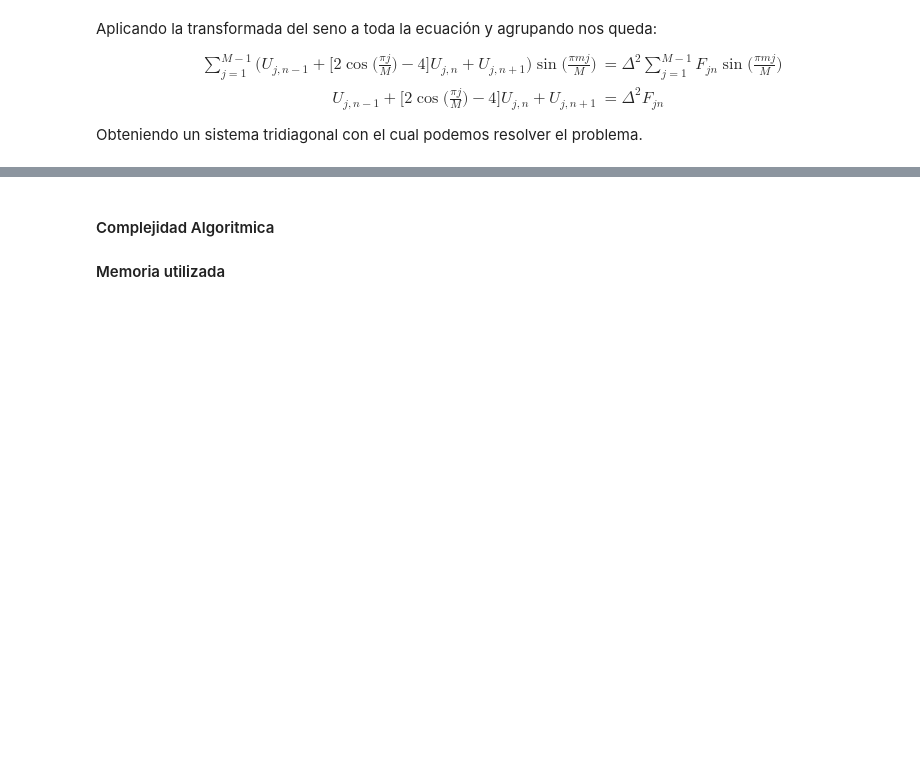
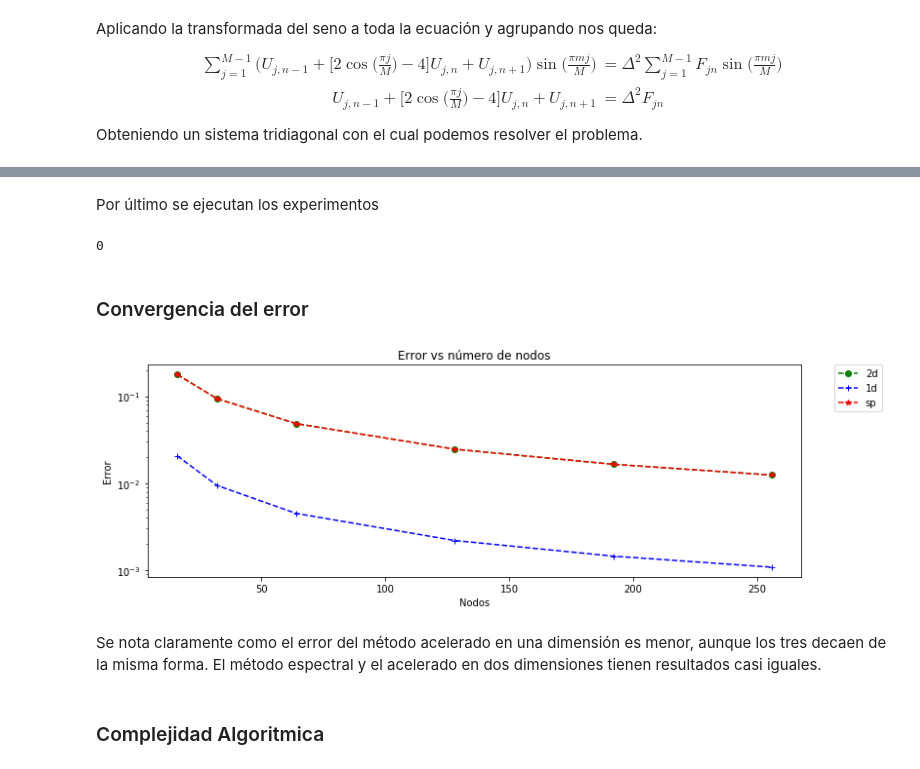
Before and after one commit to hvarg/IPM407, a Jupyter notebook: Proyecto 02.ipynb, the cells around one changed output, grey strips where cells are left out. Cells and saved outputs as stored; diff of their text form; code cells hidden in the pictures; blank space fills up the shorter version.

```diff
--- a/Proyecto 02.ipynb
+++ b/Proyecto 02.ipynb
@@ -293,9 +257,0 @@ Se ejecutan los experimentos para las cantidades de nodos por dimensión requeri
-# %%
-# Inicializando la memoria
-# sp: spectral method, 2d: FDM FFT 2D, 1d: FDM FFT 1D
-methods = {"sp": spectral, "2d": fast2d, "1d": fast1d }
-data = {}
-for key in methods:
-    data[key] = {}
-    for n in N:
-        data[key][n] = {"result": None, "time": -1, "mem": -1, "err": -1 }
@@ -309,0 +262,3 @@ ImportError: No module named 'memory_profiler'
+# %%
+methods = {"sp": spectral, "2d": fast2d, "1d": fast1d }
+colors  = {"sp": "r*--",    "2d": "go--",  "1d": "b+--"}
@@ -312,6 +282,47 @@ ImportError: No module named 'memory_profiler'
 Para evaluar la convergencia del error se define la siguiente función para calcularlo.
 # %%
 L2error = lambda w,u: np.sqrt(np.sum((w-u)**2)/np.sum(u**2))
+# %% [markdown]
+Por último se ejecutan los experimentos
+# %%
+#Funciones para poder obtener la memoria y el tiempo de ejecución.
+def run(method, array, dic):
+    dic["result"] = method(array)
+
+def mem(key, n):
+    m = %memit -r 1 -o -q run(methods[key], rhs[n], data[key][n])
+    data[key][n]["mem"] = max(m.mem_usage) - m.baseline
+# %%
+gc.disable()
+for key in methods:
+    method = methods[key]
+    for n in N:
+        t = %timeit -r 1 -n 1 -o -q run(method, rhs[n], data[key][n])
+        m = %memit -r 1 -o -q run(method, rhs[n], data[key][n])
+        #t = %timeit -r 1 -n 1 -o -q mem(key, n)
+        data[key][n]["time"] = t.best
+        data[key][n]["error"] = L2error(data["real"][n]["result"], data[key][n]["result"])
+        data[key][n]["mem"] = max(m.mem_usage) - m.baseline
+gc.enable()
+gc.collect()
+# %% [output]
+0
+# %% [markdown]
+### Convergencia del error
+# %%
+for key in methods:
+    plt.plot(N, [data[key][_]["error"] for _ in N], colors[key], label=key);
+plt.xlabel('Nodos')
+plt.ylabel('Error')
+plt.title('Error vs número de nodos')
+plt.legend(bbox_to_anchor=(1.05, 1), loc=2, borderaxespad=0.)
+plt.yscale('log')
+#plt.xscale('log');
+
+plt.show();
+# %% [output]
+[figure, added]
+# %% [markdown]
+Se nota claramente como el error del método acelerado en una dimensión es menor, aunque los tres decaen de la misma forma. El método espectral y el acelerado en dos dimensiones tienen resultados casi iguales.
 # %% [markdown]
-#### Complejidad Algoritmica
-#### Memoria utilizada
+### Complejidad Algoritmica
```
Also changed, not shown: parts of 20 cells of this notebook.
